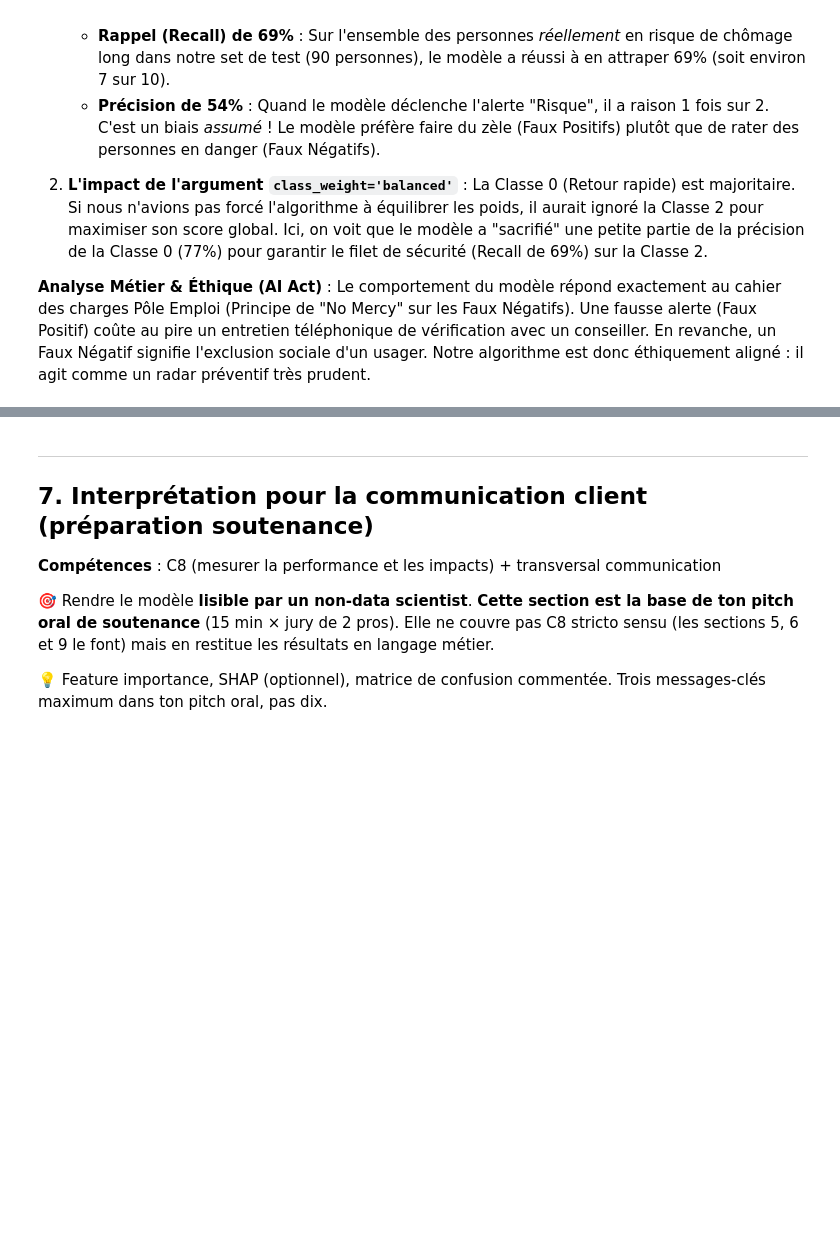
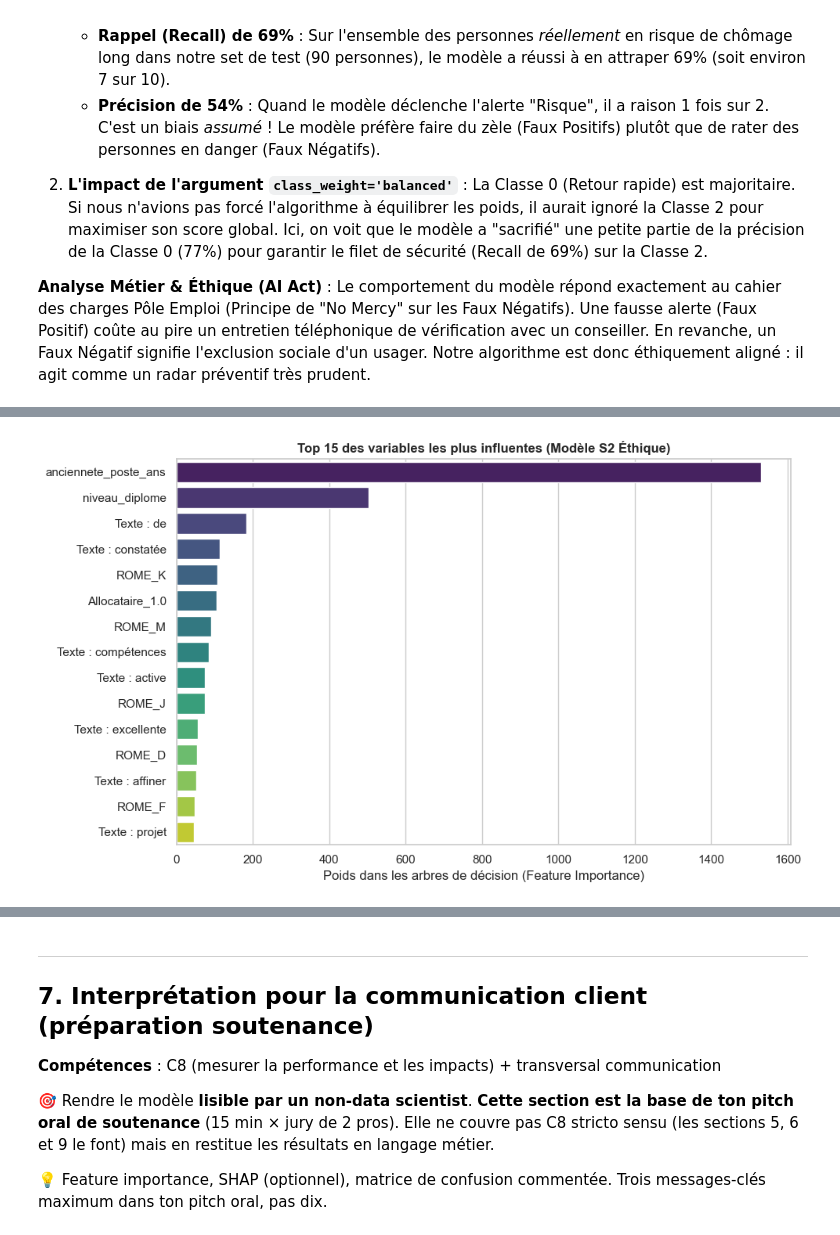
Before and after one commit to FranckBeugnet/certification_upskilling_ia, a Jupyter notebook: cas-usage.ipynb, the cells around one changed output, grey strips where cells are left out. Cells and saved outputs as stored; diff of their text form; code cells hidden in the pictures; blank space fills up the shorter version.

```diff
--- a/cas-usage.ipynb
+++ b/cas-usage.ipynb
@@ -1084,0 +1195,35 @@ Le comportement du modèle répond exactement au cahier des charges Pôle Emploi
+# %%
+import matplotlib.pyplot as plt
+import seaborn as sns
+import pandas as pd
+
+pipe_s2 = fitted_pipelines["S2"]
+clf_s2 = pipe_s2.named_steps["clf"]
+prep_s2 = pipe_s2.named_steps["preprocessor"]
+
+# Extraction manuelle des noms de variables (pour gérer le TF-IDF et le OneHotEncoder)
+num_cols = prep_s2.named_transformers_["num"].feature_names_in_ if "num" in prep_s2.named_transformers_ else []
+cat_nom_cols = prep_s2.named_transformers_["cat_nom"].named_steps["ohe"].get_feature_names_out() if "cat_nom" in prep_s2.named_transformers_ else []
+cat_ord_cols = prep_s2.named_transformers_["cat_ord"].feature_names_in_ if "cat_ord" in prep_s2.named_transformers_ else []
+text_cols = ["Texte : " + x for x in prep_s2.named_transformers_["text"].named_steps["tfidf"].get_feature_names_out()] if "text" in prep_s2.named_transformers_ else []
+
+feature_names = list(num_cols) + list(cat_nom_cols) + list(cat_ord_cols) + list(text_cols)
+importances = clf_s2.feature_importances_
+
+df_imp = pd.DataFrame({"Variable": feature_names, "Importance": importances})
+df_imp = df_imp.sort_values(by="Importance", ascending=False).head(15)
+
+# Remplacement des codes abscons par des labels lisibles
+df_imp["Variable"] = df_imp["Variable"].str.replace("x0_", "Allocataire_")
+df_imp["Variable"] = df_imp["Variable"].str.replace("x1_", "Dpt_")
+df_imp["Variable"] = df_imp["Variable"].str.replace("x2_", "ROME_")
+
+plt.figure(figsize=(10, 6))
+sns.barplot(data=df_imp, x="Importance", y="Variable", hue="Variable", legend=False, palette="viridis")
+plt.title("Top 15 des variables les plus influentes (Modèle S2 Éthique)", fontweight="bold")
+plt.xlabel("Poids dans les arbres de décision (Feature Importance)")
+plt.ylabel("")
+plt.tight_layout()
+plt.show()
+# %% [output]
+[figure, added]
```
Also changed, not shown: parts of 13 cells of this notebook, 3 other files.
